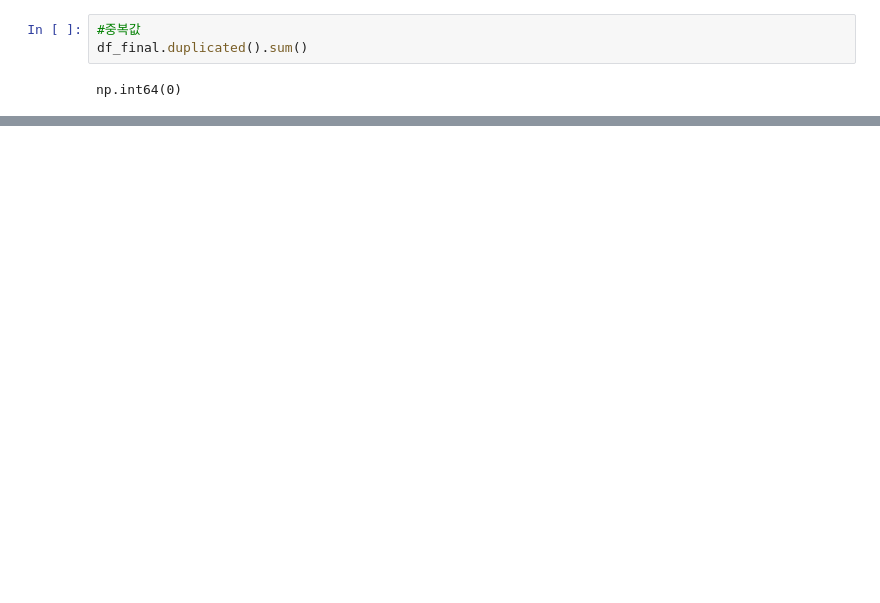
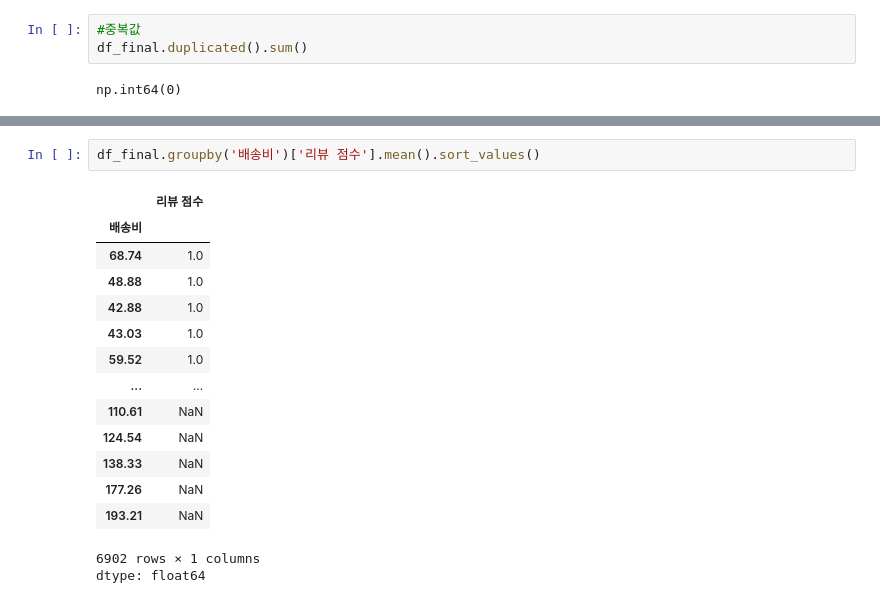
Before and after one commit to gigigilt/first, a Jupyter notebook: 데이터톤_C2_DAY2_HJ_리뷰점수_결측치_보존.ipynb, the cells around one changed output, grey strips where cells are left out. Saved outputs shown, nothing was run; the diff lists cells and outputs as text; blank space fills up the shorter version.

```diff
--- a/데이터톤_C2_DAY2_HJ_리뷰점수_결측치_보존.ipynb
+++ b/데이터톤_C2_DAY2_HJ_리뷰점수_결측치_보존.ipynb
@@ -379,0 +393,18 @@ df3.to_csv('filename.csv', index=False, encoding='utf-8-sig')
+# %%
+df_final.groupby('배송비')['리뷰 점수'].mean().sort_values()
+# %% [output]
+|  | 리뷰 점수 |
+| 배송비 |  |
+| 68.74 | 1.0 |
+| 48.88 | 1.0 |
+| 42.88 | 1.0 |
+| 43.03 | 1.0 |
+| 59.52 | 1.0 |
+| ... | ... |
+| 110.61 | NaN |
+| 124.54 | NaN |
+| 138.33 | NaN |
+| 177.26 | NaN |
+| 193.21 | NaN |
+6902 rows × 1 columns
+dtype: float64
```
Also changed, not shown: parts of 9 cells of this notebook.
